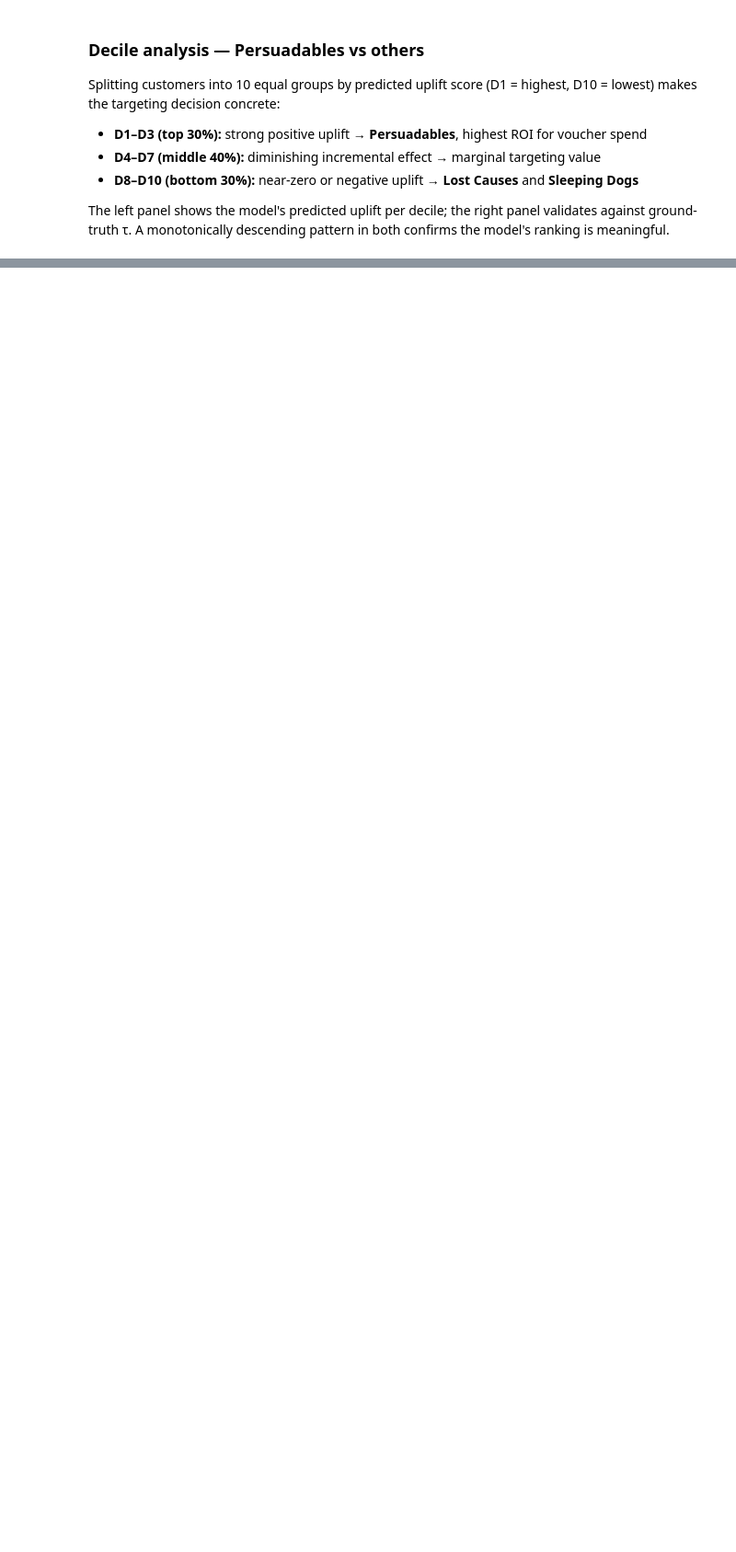
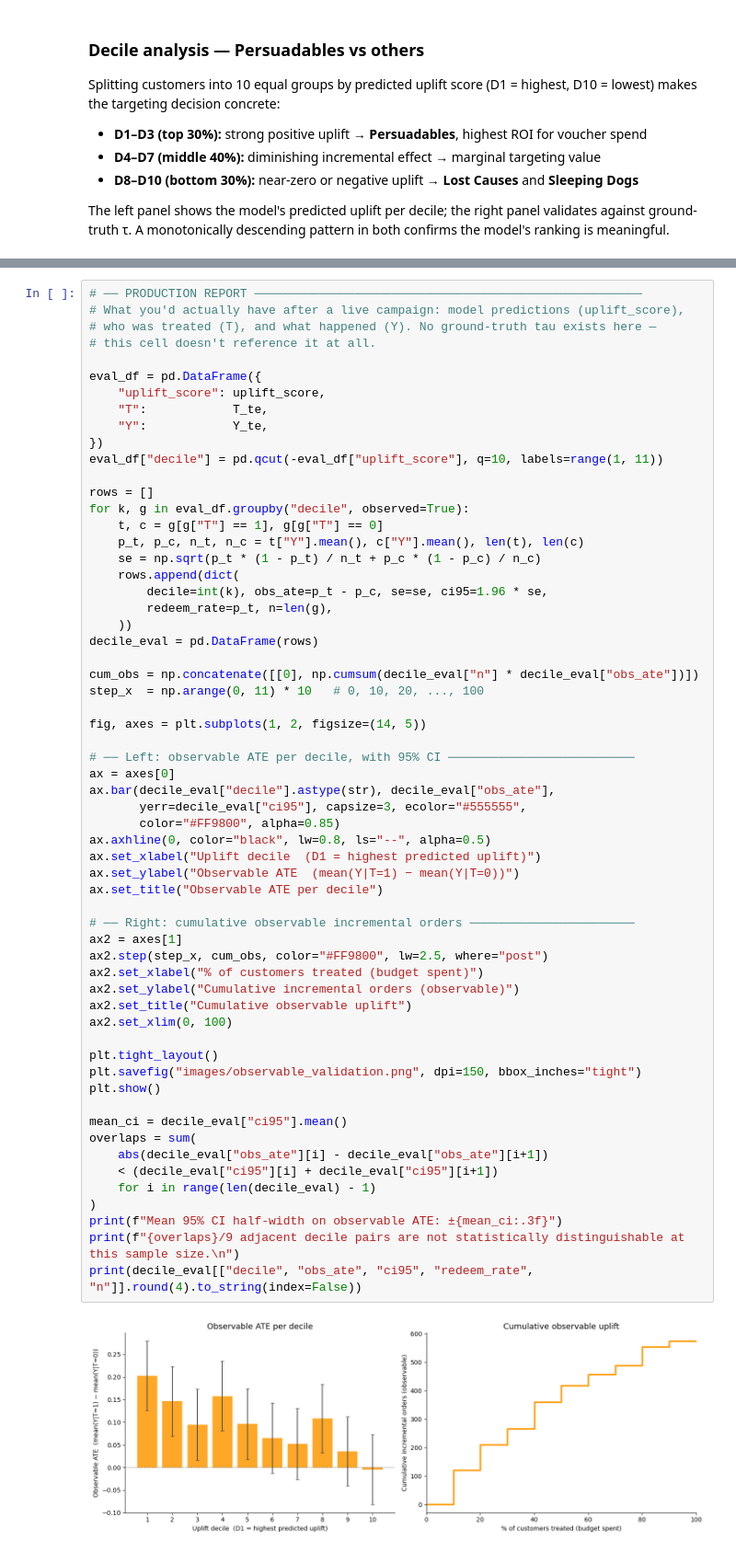
Before and after one commit to shrechak/UpliftModeling, a Jupyter notebook: uplift_modelling_voucher_targeting.ipynb, the cells around one changed output, grey strips where cells are left out. Shown at 92% size. Cells and saved outputs as stored; diff of their text form; blank space fills up the shorter version.

```diff
--- a/uplift_modelling_voucher_targeting.ipynb
+++ b/uplift_modelling_voucher_targeting.ipynb
@@ -458,0 +423,62 @@ This is the honest version of "does the model work without τ": yes, directional
+# %%
+# ── PRODUCTION REPORT ──────────────────────────────────────────────────────
+# What you'd actually have after a live campaign: model predictions (uplift_score),
+# who was treated (T), and what happened (Y). No ground-truth tau exists here —
+# this cell doesn't reference it at all.
+
+eval_df = pd.DataFrame({
+    "uplift_score": uplift_score,
+    "T":            T_te,
+    "Y":            Y_te,
+})
+eval_df["decile"] = pd.qcut(-eval_df["uplift_score"], q=10, labels=range(1, 11))
+
+rows = []
+for k, g in eval_df.groupby("decile", observed=True):
+    t, c = g[g["T"] == 1], g[g["T"] == 0]
+    p_t, p_c, n_t, n_c = t["Y"].mean(), c["Y"].mean(), len(t), len(c)
+    se = np.sqrt(p_t * (1 - p_t) / n_t + p_c * (1 - p_c) / n_c)
+    rows.append(dict(
+        decile=int(k), obs_ate=p_t - p_c, se=se, ci95=1.96 * se,
+        redeem_rate=p_t, n=len(g),
+    ))
+decile_eval = pd.DataFrame(rows)
+
+cum_obs = np.concatenate([[0], np.cumsum(decile_eval["n"] * decile_eval["obs_ate"])])
+step_x  = np.arange(0, 11) * 10   # 0, 10, 20, ..., 100
+
+fig, axes = plt.subplots(1, 2, figsize=(14, 5))
+
+# ── Left: observable ATE per decile, with 95% CI ──────────────────────────
+ax = axes[0]
+ax.bar(decile_eval["decile"].astype(str), decile_eval["obs_ate"],
+       yerr=decile_eval["ci95"], capsize=3, ecolor="#555555",
+       color="#FF9800", alpha=0.85)
+ax.axhline(0, color="black", lw=0.8, ls="--", alpha=0.5)
+ax.set_xlabel("Uplift decile  (D1 = highest predicted uplift)")
+ax.set_ylabel("Observable ATE  (mean(Y|T=1) − mean(Y|T=0))")
+ax.set_title("Observable ATE per decile")
+
+# ── Right: cumulative observable incremental orders ───────────────────────
+ax2 = axes[1]
+ax2.step(step_x, cum_obs, color="#FF9800", lw=2.5, where="post")
+ax2.set_xlabel("% of customers treated (budget spent)")
+ax2.set_ylabel("Cumulative incremental orders (observable)")
+ax2.set_title("Cumulative observable uplift")
+ax2.set_xlim(0, 100)
+
+plt.tight_layout()
+plt.savefig("images/observable_validation.png", dpi=150, bbox_inches="tight")
+plt.show()
+
+mean_ci = decile_eval["ci95"].mean()
+overlaps = sum(
+    abs(decile_eval["obs_ate"][i] - decile_eval["obs_ate"][i+1])
+    < (decile_eval["ci95"][i] + decile_eval["ci95"][i+1])
+    for i in range(len(decile_eval) - 1)
+)
+print(f"Mean 95% CI half-width on observable ATE: ±{mean_ci:.3f}")
+print(f"{overlaps}/9 adjacent decile pairs are not statistically distinguishable at this sample size.\n")
+print(decile_eval[["decile", "obs_ate", "ci95", "redeem_rate", "n"]].round(4).to_string(index=False))
+# %% [output]
+[figure, added]
```
Also changed, not shown: parts of 17 cells of this notebook, 8 other files.
